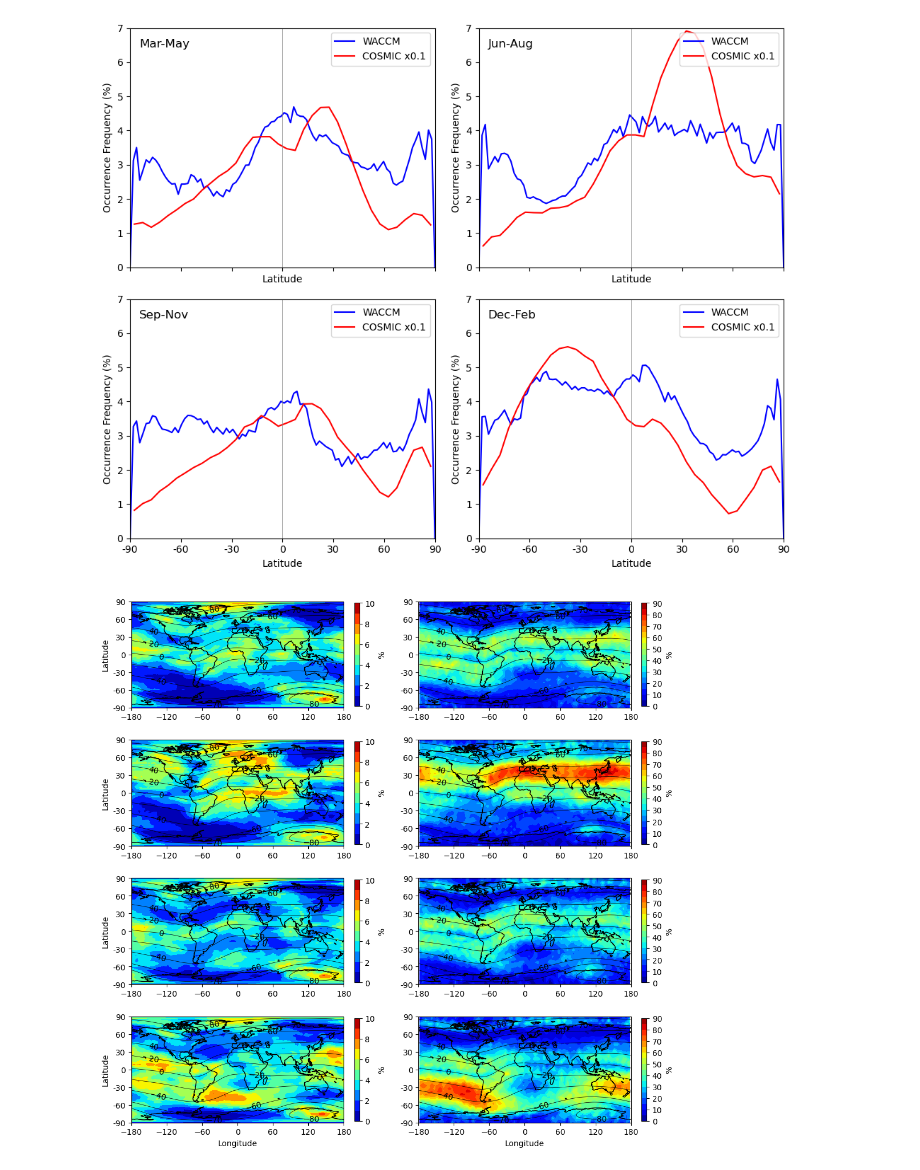
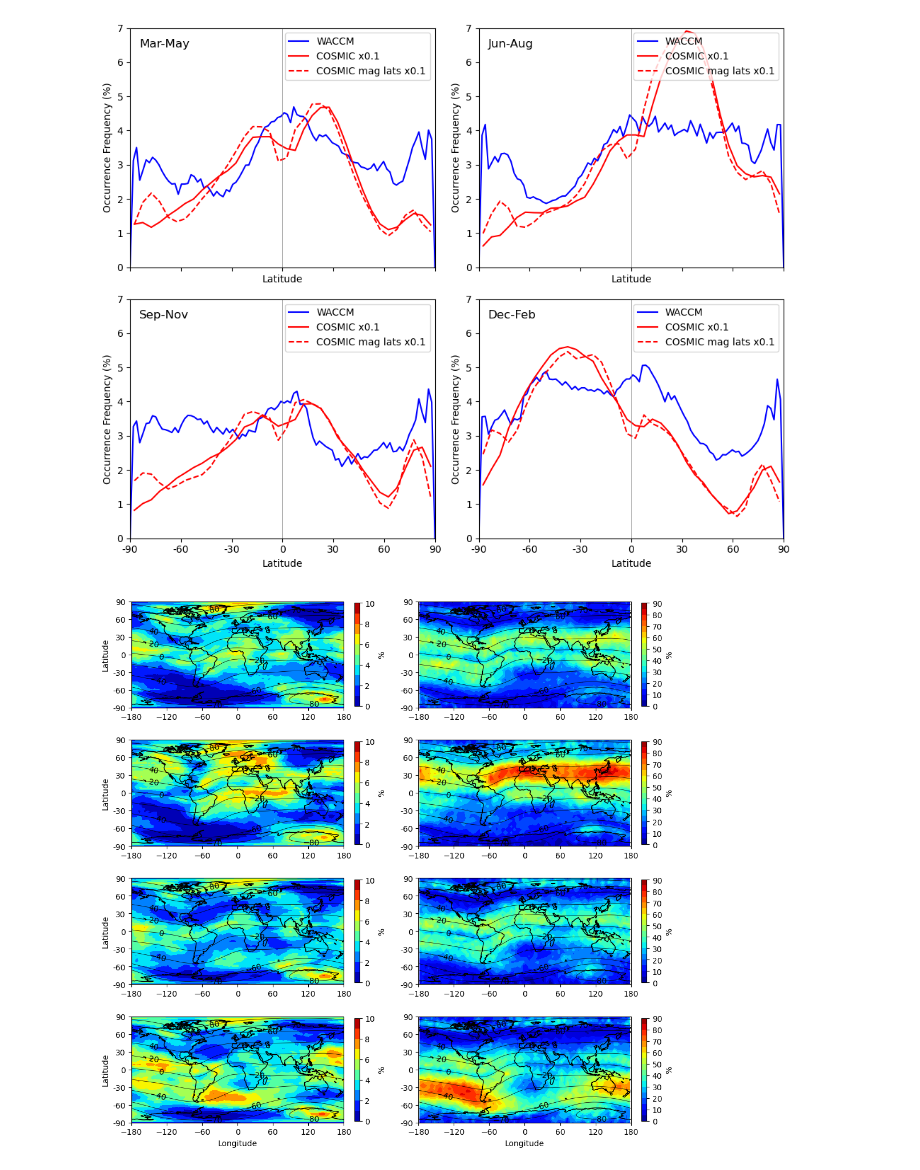
Before and after one commit to tashaay/SpE_Identification_Notebooks, a Jupyter notebook: COSMIC_WACCM_Plotting.ipynb, the cells around one changed output. Saved outputs shown, nothing was run; the diff lists cells and outputs as text; code cells hidden in the pictures.

```diff
--- a/COSMIC_WACCM_Plotting.ipynb
+++ b/COSMIC_WACCM_Plotting.ipynb
@@ -270,3 +325,32 @@ ALon = ds.variables['lon']
+# %%
+###########      M A G N E T I C    L A T    &    L O N      #################
+#Lat-Lon Plots
+spr_ocfr_lon_m_altmean = spr_ocfr_lon_m.mean(dim='altitude')
+sum_ocfr_lon_m_altmean = sum_ocfr_lon_m.mean(dim='altitude')
+aut_ocfr_lon_m_altmean = aut_ocfr_lon_m.mean(dim='altitude')
+win_ocfr_lon_m_altmean = win_ocfr_lon_m.mean(dim='altitude')
+
+
+#Lat-LT Plots
+timeplot = np.linspace(0, 24, 49)
+timeconv_plot_ticks = np.arange(0,25, dtype=float)
+
+spr_ocfr_LT_m_altmean = spr_ocfr_LT_m.mean(dim='altitude')
+sum_ocfr_LT_m_altmean = sum_ocfr_LT_m.mean(dim='altitude')
+aut_ocfr_LT_m_altmean = aut_ocfr_LT_m.mean(dim='altitude')
+win_ocfr_LT_m_altmean = win_ocfr_LT_m.mean(dim='altitude')
+
+#Lat only
+spr_ocfr_LT_m_lat = spr_ocfr_LT_m_altmean.mean(dim='local_time')
+sum_ocfr_LT_m_lat = sum_ocfr_LT_m_altmean.mean(dim='local_time')
+aut_ocfr_LT_m_lat = aut_ocfr_LT_m_altmean.mean(dim='local_time')
+win_ocfr_LT_m_lat = win_ocfr_LT_m_altmean.mean(dim='local_time')
+
+#Alt-Lat plots
+spr_ocfr_LT_m_LTmean = spr_ocfr_LT_m.mean(dim='local_time')
+sum_ocfr_LT_m_LTmean = sum_ocfr_LT_m.mean(dim='local_time')
+aut_ocfr_LT_m_LTmean = aut_ocfr_LT_m.mean(dim='local_time')
+win_ocfr_LT_m_LTmean = win_ocfr_LT_m.mean(dim='local_time')
 # %%
 ########################
 #####  P L O T S  ######
@@ -282,49 +366,57 @@ factor = 10
 fig, axes = plt.subplots(nrows=2, ncols=2, figsize=(10, 8), sharex=True)
 
 # Plot WACCM data
-axes[0, 0].plot(lat, spr_SpEs_Occ_Fr_b_ds_lat, color='blue', label='WACCM')
-axes[0, 1].plot(lat, sum_SpEs_Occ_Fr_b_ds_lat, color='blue', label='WACCM')
-axes[1, 0].plot(lat, aut_SpEs_Occ_Fr_b_ds_lat, color='blue', label='WACCM')
-axes[1, 1].plot(lat, win_SpEs_Occ_Fr_b_ds_lat, color='blue', label='WACCM')
+axes[0, 0].plot(lat, spr_SpEs_Occ_Fr_b_dsavglevLT, color='blue', label='WACCM')
+axes[0, 1].plot(lat, sum_SpEs_Occ_Fr_b_dsavglevLT, color='blue', label='WACCM')
+axes[1, 0].plot(lat, aut_SpEs_Occ_Fr_b_dsavglevLT, color='blue', label='WACCM')
+axes[1, 1].plot(lat, win_SpEs_Occ_Fr_b_dsavglevLT, color='blue', label='WACCM')
+
 
 # Plot COSMIC data
 axes[0, 0].plot(lat_bin_midpoints, spr_ocfr_LT_lat / factor, color='red', label='COSMIC x0.1')
 axes[0, 1].plot(lat_bin_midpoints, sum_ocfr_LT_lat / factor, color='red', label='COSMIC x0.1')
 axes[1, 0].plot(lat_bin_midpoints, aut_ocfr_LT_lat / factor, color='red', label='COSMIC x0.1')
 axes[1, 1].plot(lat_bin_midpoints, win_ocfr_LT_lat / factor, color='red', label='COSMIC x0.1')
+
+# Plot COSMIC data
+axes[0, 0].plot(lat_bin_midpoints, spr_ocfr_LT_m_lat / factor, color='red', linestyle='dashed', label='COSMIC mag lats x0.1')
+axes[0, 1].plot(lat_bin_midpoints, sum_ocfr_LT_m_lat / factor, color='red', linestyle='dashed', label='COSMIC mag lats x0.1')
+axes[1, 0].plot(lat_bin_midpoints, aut_ocfr_LT_m_lat / factor, color='red', linestyle='dashed', label='COSMIC mag lats x0.1')
+axes[1, 1].plot(lat_bin_midpoints, win_ocfr_LT_m_lat / factor, color='red', linestyle='dashed', label='COSMIC mag lats x0.1')
+
 
 # Set common labels and legend
 for ax in axes.flatten():
     ax.axvline(x=0, color='gray', linestyle='-', linewidth=0.5)
     ax.set_xlim(-90, 90)
     ax.set_xlabel('Latitude')
     ax.set_ylabel('Occurrence Frequency (%)')
     ax.set_xticks(np.linspace(-90, 90, 7))
     ax.set_xticklabels((-90, -60, -30, 0, 30, 60, 90))
     ax.legend()
     ax.set_ylim(0, 7)
 
 # Add text annotation to the top left
 for i, row in enumerate(axes):
     for j, ax in enumerate(row):
         label = ['Mar-May', 'Jun-Aug', 'Sep-Nov','Dec-Feb'][i * 2 + j]
         ax.text(0.03, 0.92, label, transform=ax.transAxes, fontsize=12)
 
 # Move the legend to the top right
 axes[0, 0].legend(loc='upper right')
 axes[0, 1].legend(loc='upper right')
 axes[1, 0].legend(loc='upper right')
 axes[1, 1].legend(loc='upper right')
 
 # Adjust layout
 plt.tight_layout()
 
 # Save and show the figure
 figname = f'{run_name}_Combined_Lat_s4max_{s4max_threshold}.png'
 plt.savefig('./Figures/Combined/' + str(figname), dpi=400, bbox_inches='tight')
 plt.show()
 # %% [output]
-[figure, old version]
+[figure, new version]
 # %%
 #Lat - Lon
 
```
Also changed, not shown: parts of 10 cells of this notebook, 17 other files.
